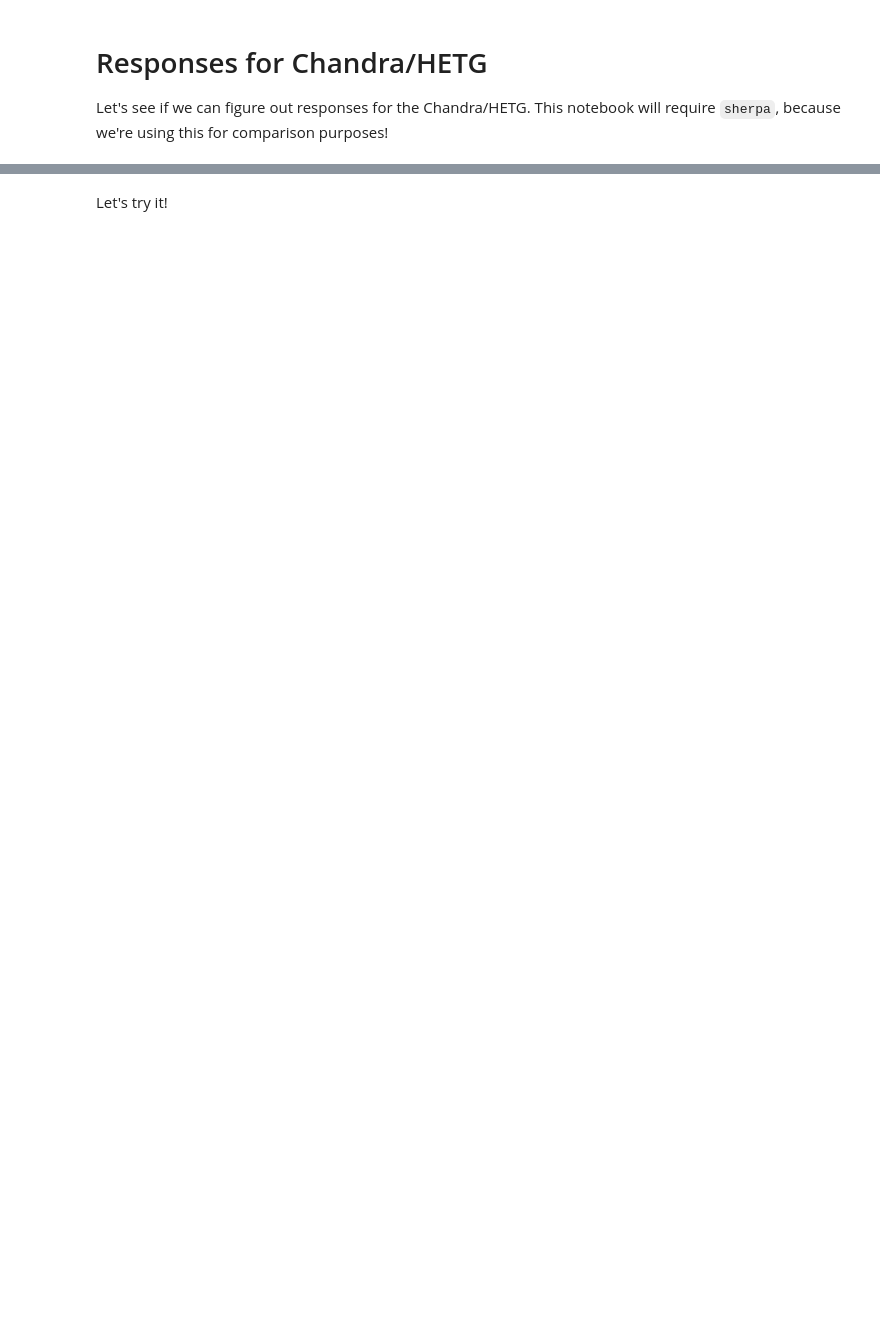
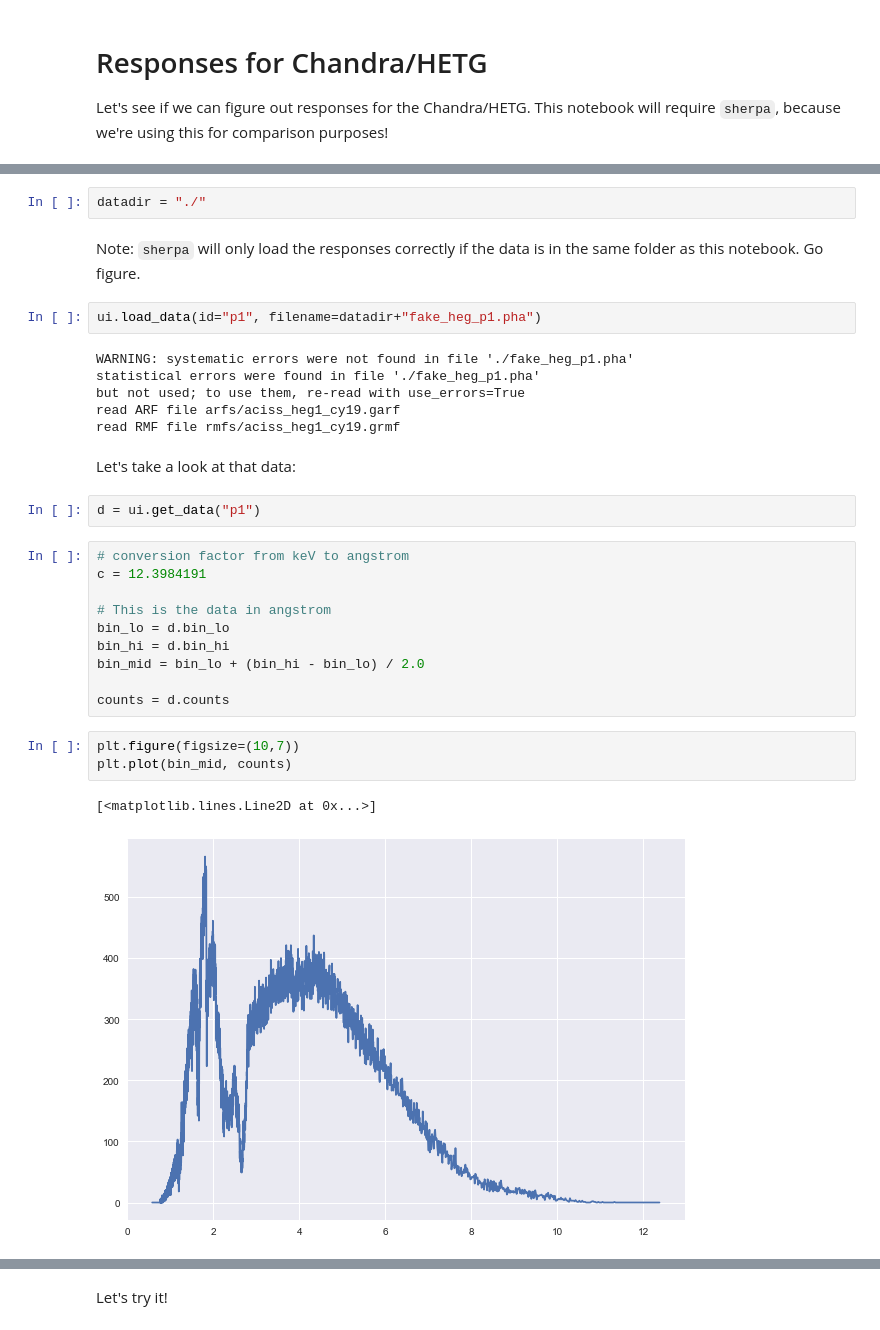
Before and after one commit to dhuppenkothen/clarsach, a Jupyter notebook: notebooks/TestChandraHETG.ipynb, the cells around one changed output, grey strips where cells are left out. Cells and saved outputs as stored; diff of their text form; blank space fills up the shorter version.

Commit message:
Notebook with working implementation and a few tests for Chandra HETG observations

```diff
--- a/notebooks/TestChandraHETG.ipynb
+++ b/notebooks/TestChandraHETG.ipynb
@@ -227,0 +32,32 @@ def apply_arf(spec, specresp):
+# %%
+datadir = "./"
+# %% [markdown]
+Note: `sherpa` will only load the responses correctly if the data is in the same folder as this notebook. Go figure.
+# %%
+ui.load_data(id="p1", filename=datadir+"fake_heg_p1.pha")
+# %% [output]
+WARNING: systematic errors were not found in file './fake_heg_p1.pha'
+statistical errors were found in file './fake_heg_p1.pha'
+but not used; to use them, re-read with use_errors=True
+read ARF file arfs/aciss_heg1_cy19.garf
+read RMF file rmfs/aciss_heg1_cy19.grmf
+# %% [markdown]
+Let's take a look at that data:
+# %%
+d = ui.get_data("p1")
+# %%
+# conversion factor from keV to angstrom
+c = 12.3984191
+
+# This is the data in angstrom
+bin_lo = d.bin_lo
+bin_hi = d.bin_hi
+bin_mid = bin_lo + (bin_hi - bin_lo) / 2.0
+
+counts = d.counts
+# %%
+plt.figure(figsize=(10,7))
+plt.plot(bin_mid, counts)
+# %% [output]
+[<matplotlib.lines.Line2D at 0x...>]
+[figure, added]
```
Also changed, not shown: parts of 83 cells of this notebook.
